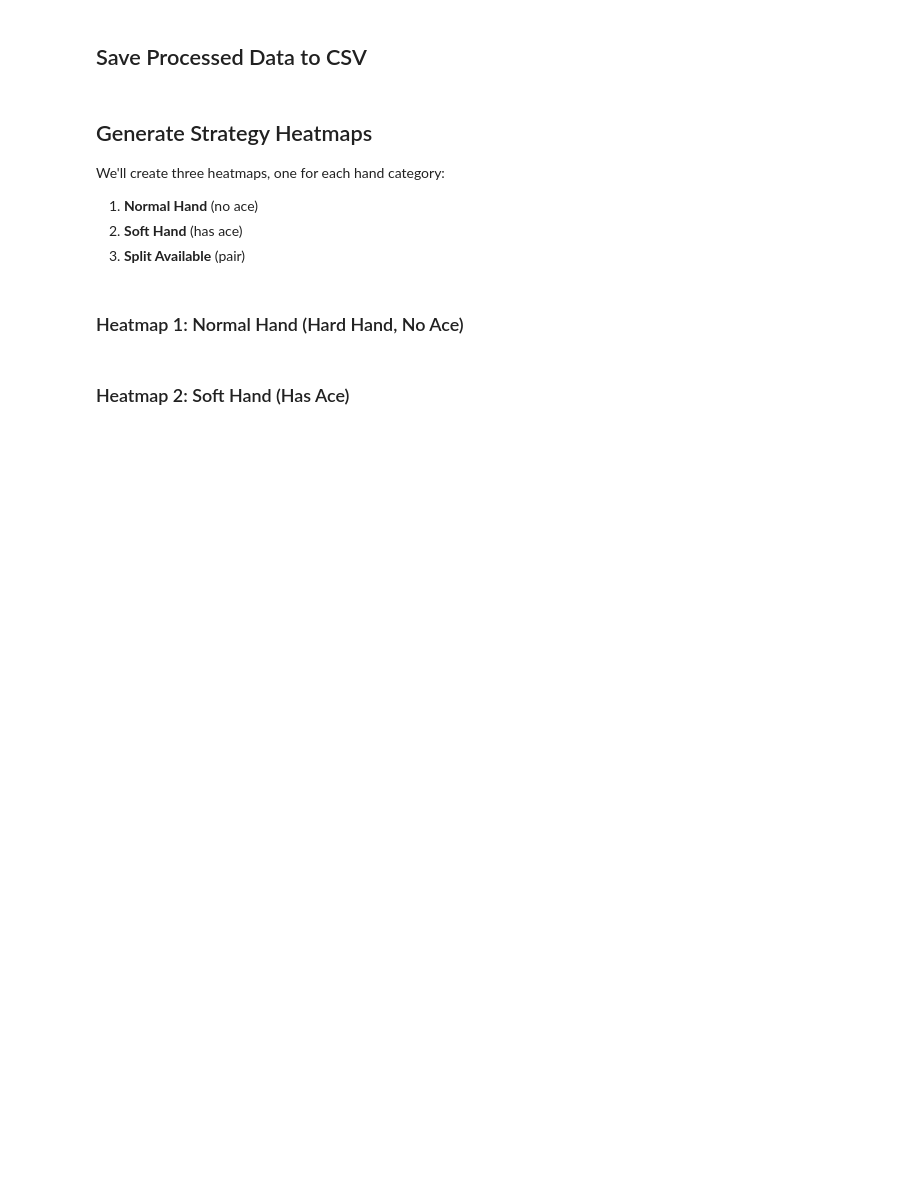
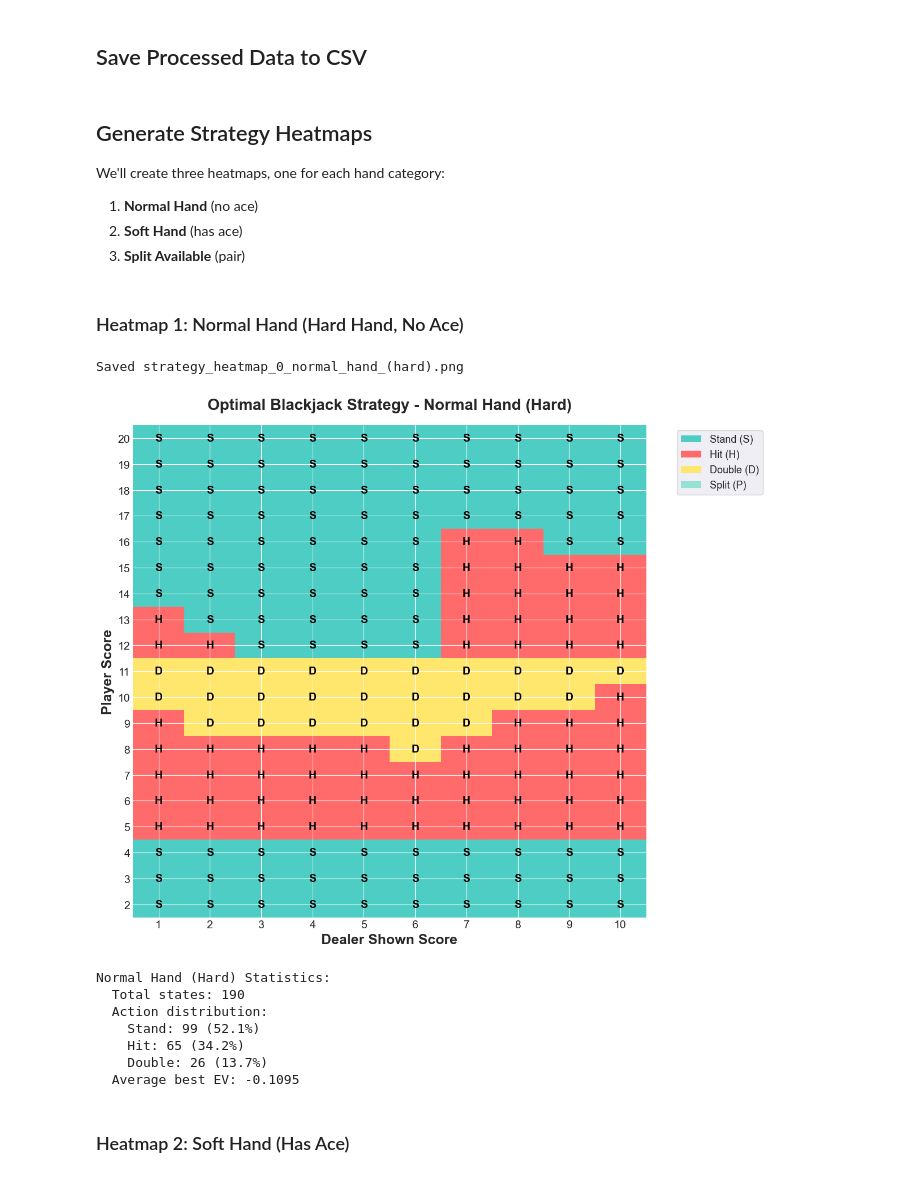
Before and after one commit to AdamPalmer28/Blackjack-Simulator, a Jupyter notebook: analysis/blackjack_analysis.ipynb, the cells around one changed output. Cells and saved outputs as stored; diff of their text form; code cells hidden in the pictures; blank space fills up the shorter version.

```diff
--- a/analysis/blackjack_analysis.ipynb
+++ b/analysis/blackjack_analysis.ipynb
@@ -42,7 +44,7 @@ We'll create a comprehensive dataset with all the information needed for analysi
 data_rows = []
 
 # Action names for better readability
-action_names = {0: 'Hit', 1: 'Stand', 2: 'Double', 3: 'Split'}
+action_names = {0: 'Stand', 1: 'Hit', 2: 'Double', 3: 'Split'}
 hand_cat_names = {0: 'Normal', 1: 'Has Ace', 2: 'Split Available'}
 
 # Parse the nested JSON structure
@@ -64,12 +66,19 @@ for dealer_score_str, player_scores in sim_data.items():
             }
 
             # Add expected values for each action
+            non_zero_trials = False
             for action_str, data in actions.items():
                 action = int(action_str)
                 action_name = action_names[action]
                 row[f'{action_name}_EV'] = data['ExpectedValue']
                 row[f'{action_name}_Trials'] = data['Trials']
+                if data['Trials'] > 0:
+                    non_zero_trials = True
 
+
+            # if all trials are zero, skip this row
+            if not non_zero_trials:
+                continue
             data_rows.append(row)
 
 # Create DataFrame
@@ -91,7 +102,7 @@ def get_best_action(row):
     """Return the action with highest expected value"""
     # Get all action columns that are present
     actions_ev = {}
-    for action_name in ['Hit', 'Stand', 'Double', 'Split']:
+    for action_name in ['Stand', 'Hit', 'Double', 'Split']:
         col_name = f'{action_name}_EV'
         if col_name in row and pd.notna(row[col_name]):
             actions_ev[action_name] = row[col_name]
@@ -108,7 +119,7 @@ def get_best_action(row):
 df[['bestAction', 'bestEV']] = df.apply(get_best_action, axis=1, result_type='expand')
 
 # Map action names to numeric codes for heatmap
-action_codes = {'Hit': 0, 'Stand': 1, 'Double': 2, 'Split': 3}
+action_codes = {'Stand': 0, 'Hit': 1, 'Double': 2, 'Split': 3}
 df['bestActionCode'] = df['bestAction'].map(action_codes)
 
 print("Best action distribution:")
@@ -156,10 +177,10 @@ def create_strategy_heatmap(hand_category, hand_category_name):
     pivot = pivot.sort_index(ascending=False)  # Higher scores at top
 
     # Create figure
-    fig, ax = plt.subplots(figsize=(12, 10))
+    fig, ax = plt.subplots(figsize=(15, 13))
 
     # Define colors for each action
-    colors = ['#FF6B6B', '#4ECDC4', '#FFE66D', '#95E1D3']  # Hit, Stand, Double, Split
+    colors = ['#4ECDC4', '#FF6B6B', '#FFE66D', '#95E1D3']  # Stand, Hit, Double, Split
     cmap = plt.matplotlib.colors.ListedColormap(colors)
     bounds = [-0.5, 0.5, 1.5, 2.5, 3.5]
     norm = plt.matplotlib.colors.BoundaryNorm(bounds, cmap.N)
@@ -170,34 +191,34 @@ def create_strategy_heatmap(hand_category, hand_category_name):
     # Set ticks and labels
     ax.set_xticks(np.arange(len(pivot.columns)))
     ax.set_yticks(np.arange(len(pivot.index)))
-    ax.set_xticklabels(pivot.columns)
-    ax.set_yticklabels(pivot.index)
+    ax.set_xticklabels(pivot.columns, fontsize=14)
+    ax.set_yticklabels(pivot.index, fontsize=14)
 
     # Add text annotations
-    action_labels = ['H', 'S', 'D', 'P']  # Hit, Stand, Double, Split (short labels)
+    action_labels = ['S', 'H', 'D', 'P']  # Stand, Hit, Double, Split (short labels)
     for i in range(len(pivot.index)):
         for j in range(len(pivot.columns)):
             value = pivot.iloc[i, j]
             if not np.isnan(value):
                 text = ax.text(j, i, action_labels[int(value)],
-                             ha="center", va="center", color="black", fontsize=12, fontweight='bold')
+                             ha="center", va="center", color="black", fontsize=14, fontweight='bold')
 
     # Labels and title
-    ax.set_xlabel('Dealer Shown Score', fontsize=14, fontweight='bold')
-    ax.set_ylabel('Player Score', fontsize=14, fontweight='bold')
+    ax.set_xlabel('Dealer Shown Score', fontsize=20, fontweight='bold')
+    ax.set_ylabel('Player Score', fontsize=20, fontweight='bold')
     ax.set_title(f'Optimal Blackjack Strategy - {hand_category_name}',
-                fontsize=16, fontweight='bold', pad=20)
+                fontsize=20, fontweight='bold', pad=20)
 
     # Create legend
     from matplotlib.patches import Patch
     legend_elements = [
-        Patch(facecolor=colors[0], label='Hit (H)'),
-        Patch(facecolor=colors[1], label='Stand (S)'),
+        Patch(facecolor=colors[0], label='Stand (S)'),
+        Patch(facecolor=colors[1], label='Hit (H)'),
         Patch(facecolor=colors[2], label='Double (D)'),
         Patch(facecolor=colors[3], label='Split (P)')
     ]
     ax.legend(handles=legend_elements, loc='upper left', bbox_to_anchor=(1.05, 1),
-             fontsize=11, frameon=True)
+             fontsize=13, frameon=True)
 
     plt.tight_layout()
 
@@ -219,7 +240,17 @@ def create_strategy_heatmap(hand_category, hand_category_name):
 # %% [markdown]
 ### Heatmap 1: Normal Hand (Hard Hand, No Ace)
 # %%
-create_strategy_heatmap(0, 'Normal Hand (Hard)')
+create_strategy_heatmap(0, 'Normal Hand')
+# %% [output]
+Saved strategy_heatmap_0_normal_hand_(hard).png
+[figure, added]
+Normal Hand (Hard) Statistics:
+  Total states: 190
+  Action distribution:
+    Stand: 99 (52.1%)
+    Hit: 65 (34.2%)
+    Double: 26 (13.7%)
+  Average best EV: -0.1095
 # %% [markdown]
 ### Heatmap 2: Soft Hand (Has Ace)
 # %%
```
Also changed, not shown: parts of 8 cells of this notebook, 6 other files.
